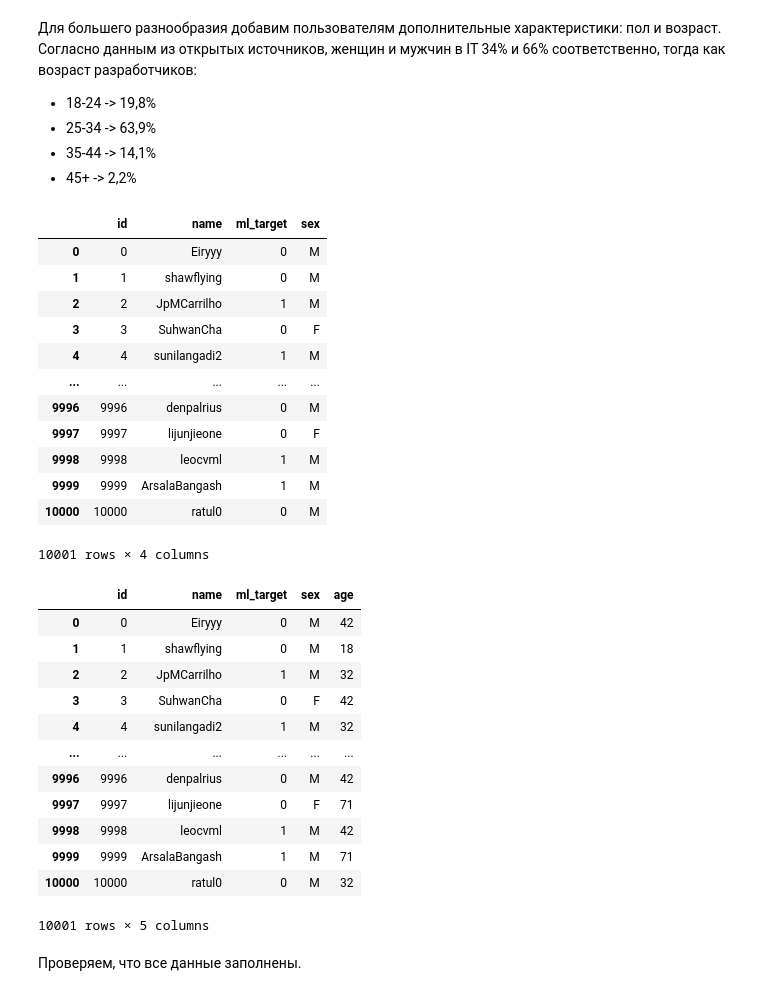
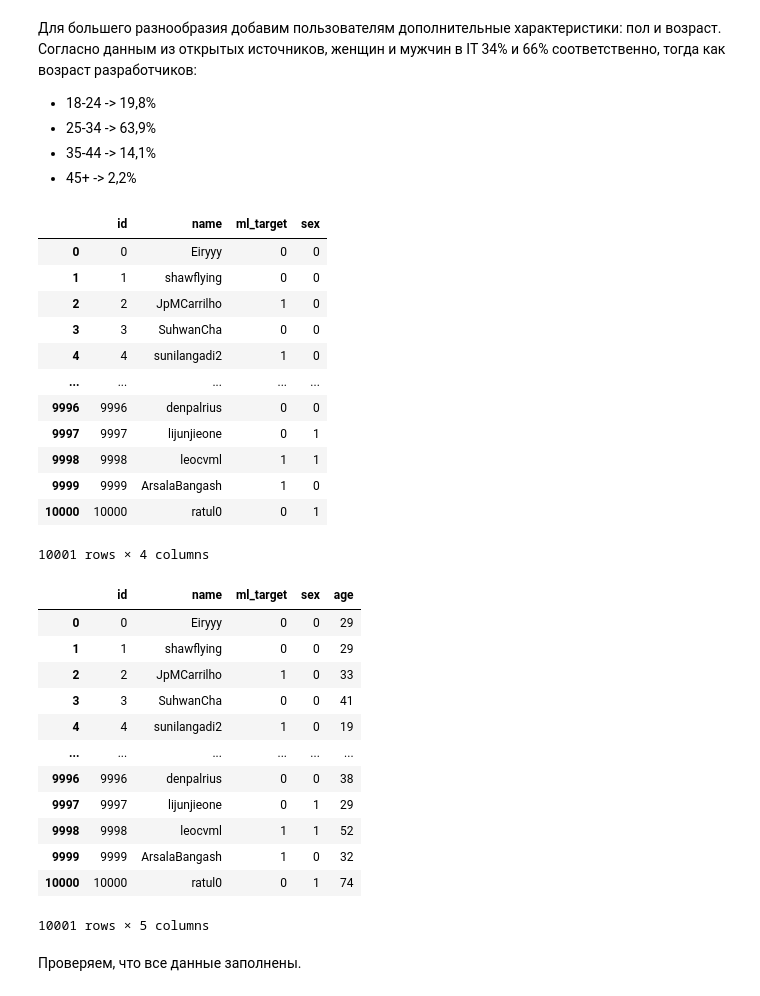
Before and after one commit to Cat-in-box/ml-social-graphs, a Jupyter notebook: git_social_graphs.ipynb, the cells around one changed output. Drawn from its saved outputs; the diff is of its cells as text; code cells hidden in the pictures.

```diff
--- a/git_social_graphs.ipynb
+++ b/git_social_graphs.ipynb
@@ -40,38 +40,38 @@ target.head()
 # %%
 import random
 
-target["sex"] = random.choices(["M", "F"], weights=[0.66, 0.34], k=target.shape[0])
+target["sex"] = random.choices(["0", "1"], weights=[0.66, 0.34], k=target.shape[0]) # Male = 0; Female = 1
 target
 # %% [output]
 |  | id | name | ml_target | sex |
-| 0 | 0 | Eiryyy | 0 | M |
-| 1 | 1 | shawflying | 0 | M |
-| 2 | 2 | JpMCarrilho | 1 | M |
-| 3 | 3 | SuhwanCha | 0 | F |
-| 4 | 4 | sunilangadi2 | 1 | M |
+| 0 | 0 | Eiryyy | 0 | 0 |
+| 1 | 1 | shawflying | 0 | 0 |
+| 2 | 2 | JpMCarrilho | 1 | 0 |
+| 3 | 3 | SuhwanCha | 0 | 0 |
+| 4 | 4 | sunilangadi2 | 1 | 0 |
 | ... | ... | ... | ... | ... |
-| 9996 | 9996 | denpalrius | 0 | M |
-| 9997 | 9997 | lijunjieone | 0 | F |
-| 9998 | 9998 | leocvml | 1 | M |
-| 9999 | 9999 | ArsalaBangash | 1 | M |
-| 10000 | 10000 | ratul0 | 0 | M |
+| 9996 | 9996 | denpalrius | 0 | 0 |
+| 9997 | 9997 | lijunjieone | 0 | 1 |
+| 9998 | 9998 | leocvml | 1 | 1 |
+| 9999 | 9999 | ArsalaBangash | 1 | 0 |
+| 10000 | 10000 | ratul0 | 0 | 1 |
 10001 rows × 4 columns
 # %%
-target["age"] = random.choices([random.randint(18, 24), random.randint(25, 34), random.randint(35, 44), random.randint(45, 80)], weights=[0.198, 0.639, 0.141, 0.22], k=target.shape[0])
+target["age"] = [random.choices([random.randint(18, 24), random.randint(25, 34), random.randint(35, 44), random.randint(45, 80)], weights=[0.198, 0.639, 0.141, 0.22])[0] for _ in range(target.shape[0])]
 target
 # %% [output]
 |  | id | name | ml_target | sex | age |
-| 0 | 0 | Eiryyy | 0 | M | 42 |
-| 1 | 1 | shawflying | 0 | M | 18 |
-| 2 | 2 | JpMCarrilho | 1 | M | 32 |
-| 3 | 3 | SuhwanCha | 0 | F | 42 |
-| 4 | 4 | sunilangadi2 | 1 | M | 32 |
+| 0 | 0 | Eiryyy | 0 | 0 | 29 |
+| 1 | 1 | shawflying | 0 | 0 | 29 |
+| 2 | 2 | JpMCarrilho | 1 | 0 | 33 |
+| 3 | 3 | SuhwanCha | 0 | 0 | 41 |
+| 4 | 4 | sunilangadi2 | 1 | 0 | 19 |
 | ... | ... | ... | ... | ... | ... |
-| 9996 | 9996 | denpalrius | 0 | M | 42 |
-| 9997 | 9997 | lijunjieone | 0 | F | 71 |
-| 9998 | 9998 | leocvml | 1 | M | 42 |
-| 9999 | 9999 | ArsalaBangash | 1 | M | 71 |
-| 10000 | 10000 | ratul0 | 0 | M | 32 |
+| 9996 | 9996 | denpalrius | 0 | 0 | 38 |
+| 9997 | 9997 | lijunjieone | 0 | 1 | 29 |
+| 9998 | 9998 | leocvml | 1 | 1 | 52 |
+| 9999 | 9999 | ArsalaBangash | 1 | 0 | 32 |
+| 10000 | 10000 | ratul0 | 0 | 1 | 74 |
 10001 rows × 5 columns
 # %% [markdown]
 Проверяем, что все данные заполнены.
```
Also changed, not shown: parts of 7 cells of this notebook.
